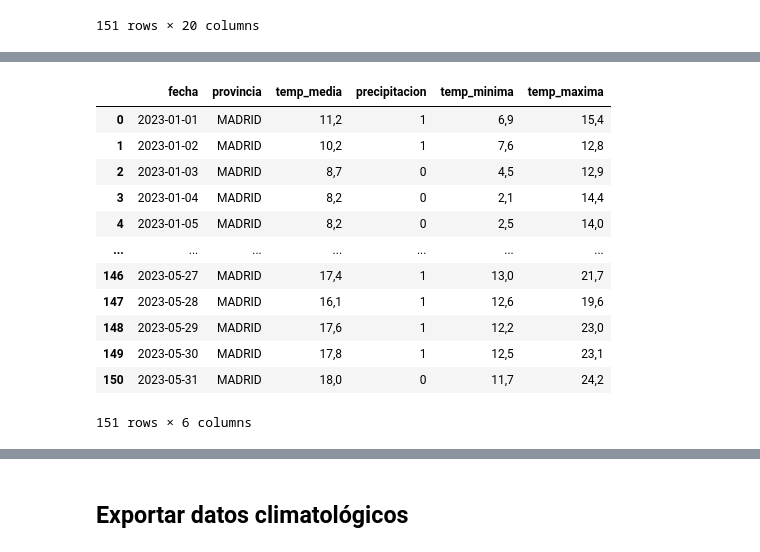
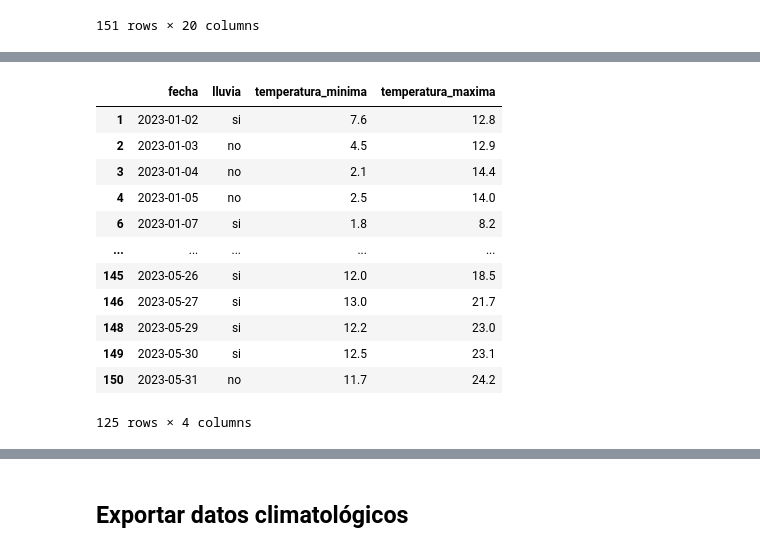
Before and after one commit to dapafer/auto_Pr-PSV, a Jupyter notebook: src/scraping/AEMET_data_API.ipynb, the cells around one changed output, grey strips where cells are left out. Drawn from its saved outputs; the diff is of its cells as text; code cells hidden in the pictures.

```diff
--- a/src/scraping/AEMET_data_API.ipynb
+++ b/src/scraping/AEMET_data_API.ipynb
@@ -152,6 +153,6 @@ clima_dia_ene_may23_df
 # %%
-# cambiar el nombre de ciertas columnas
-clima_dia_ene_may23_df = clima_dia_ene_may23_df.rename(columns={'tmed': 'temp_media', 'prec': 'precipitacion', 'tmin': 'temp_minima', 'tmax': 'temp_maxima'})
+# cambiar nombre columnas
+clima_dia_ene_may_23 = clima_dia_ene_may_23.rename(columns={'prec': 'lluvia', 'tmin': 'temperatura_minima', 'tmax': 'temperatura_maxima'})
 
-clima_dia_ene_may23_df
+clima_dia_ene_may_23
 # %% [output]
@@ -171,6 +172,6 @@ clima_dia_ene_may23_df
 # %%
-# modificar el formato de la columna "fecha"
-clima_dia_ene_may23_df['fecha'] = pd.to_datetime(clima_dia_ene_may23_df['fecha'])
+# modificar formato columna "fecha"
+clima_dia_ene_may_23['fecha'] = pd.to_datetime(clima_dia_ene_may_23['fecha'])
 
-clima_dia_ene_may23_df
+clima_dia_ene_may_23
 # %% [output]
@@ -189,0 +191,12 @@ clima_dia_ene_may23_df
+# %%
+# obtener días festivos en España para el año 2023
+holidays_es = holidays.Spain(years=2023)
+
+# definir función para verificar si una fecha es domingo o festivo
+def domingo_festivo(fecha):
+    return fecha.weekday() == 6 or fecha in holidays_es
+
+# filtrar las filas que contengan domingos o festivos
+clima_dia_ene_may_23 = clima_dia_ene_may_23[~clima_dia_ene_may_23['fecha'].apply(domingo_festivo)]
+
+clima_dia_ene_may_23
@@ -190,31 +255,33 @@ clima_dia_ene_may23_df
 # %%
-# modificar valor que no es numerico, y convertir columna a "float"
-clima_dia_ene_may23_df['precipitacion'] = clima_dia_ene_may23_df['precipitacion'].replace('Ip', '0,1')
-clima_dia_ene_may23_df['precipitacion'] = clima_dia_ene_may23_df['precipitacion'].str.replace(',', '.')
-clima_dia_ene_may23_df['precipitacion'] = clima_dia_ene_may23_df['precipitacion'].astype(float)
+# modificar valor que no es numérico, convertir columnas a "float"
+clima_dia_ene_may_23['lluvia'] = clima_dia_ene_may_23['lluvia'].replace('Ip', '0,1')
+
+columns_convert = ['lluvia', 'temperatura_minima', 'temperatura_maxima']
+clima_dia_ene_may_23[columns_convert] = clima_dia_ene_may_23[columns_convert].apply(lambda x: x.str.replace(',', '.'))
+clima_dia_ene_may_23[columns_convert] = clima_dia_ene_may_23[columns_convert].apply(lambda x: x.astype(float))
 
 # crear funcion para modificar los valores de la columna "precipitacion"
 def modificar_precipitacion(valor):
     if valor > 0:
-        return '1'
+        return 'si'
     else:
-        return '0'
+        return 'no'
 
 # aplicar funcion
-clima_dia_ene_may23_df['precipitacion'] = clima_dia_ene_may23_df['precipitacion'].apply(modificar_precipitacion)
+clima_dia_ene_may_23['lluvia'] = clima_dia_ene_may_23['lluvia'].apply(modificar_precipitacion)
 
-clima_dia_ene_may23_df
+clima_dia_ene_may_23
 # %% [output]
-|  | fecha | provincia | temp_media | precipitacion | temp_minima | temp_maxima |
-| 0 | 2023-01-01 | MADRID | 11,2 | 1 | 6,9 | 15,4 |
-| 1 | 2023-01-02 | MADRID | 10,2 | 1 | 7,6 | 12,8 |
-| 2 | 2023-01-03 | MADRID | 8,7 | 0 | 4,5 | 12,9 |
-| 3 | 2023-01-04 | MADRID | 8,2 | 0 | 2,1 | 14,4 |
-| 4 | 2023-01-05 | MADRID | 8,2 | 0 | 2,5 | 14,0 |
-| ... | ... | ... | ... | ... | ... | ... |
-| 146 | 2023-05-27 | MADRID | 17,4 | 1 | 13,0 | 21,7 |
-| 147 | 2023-05-28 | MADRID | 16,1 | 1 | 12,6 | 19,6 |
-| 148 | 2023-05-29 | MADRID | 17,6 | 1 | 12,2 | 23,0 |
-| 149 | 2023-05-30 | MADRID | 17,8 | 1 | 12,5 | 23,1 |
-| 150 | 2023-05-31 | MADRID | 18,0 | 0 | 11,7 | 24,2 |
+|  | fecha | lluvia | temperatura_minima | temperatura_maxima |
+| 1 | 2023-01-02 | si | 7.6 | 12.8 |
+| 2 | 2023-01-03 | no | 4.5 | 12.9 |
+| 3 | 2023-01-04 | no | 2.1 | 14.4 |
+| 4 | 2023-01-05 | no | 2.5 | 14.0 |
+| 6 | 2023-01-07 | si | 1.8 | 8.2 |
+| ... | ... | ... | ... | ... |
+| 145 | 2023-05-26 | si | 12.0 | 18.5 |
+| 146 | 2023-05-27 | si | 13.0 | 21.7 |
+| 148 | 2023-05-29 | si | 12.2 | 23.0 |
+| 149 | 2023-05-30 | si | 12.5 | 23.1 |
+| 150 | 2023-05-31 | no | 11.7 | 24.2 |
-151 rows × 6 columns
+125 rows × 4 columns
```
Also changed, not shown: parts of 16 cells of this notebook, 12 other files.
